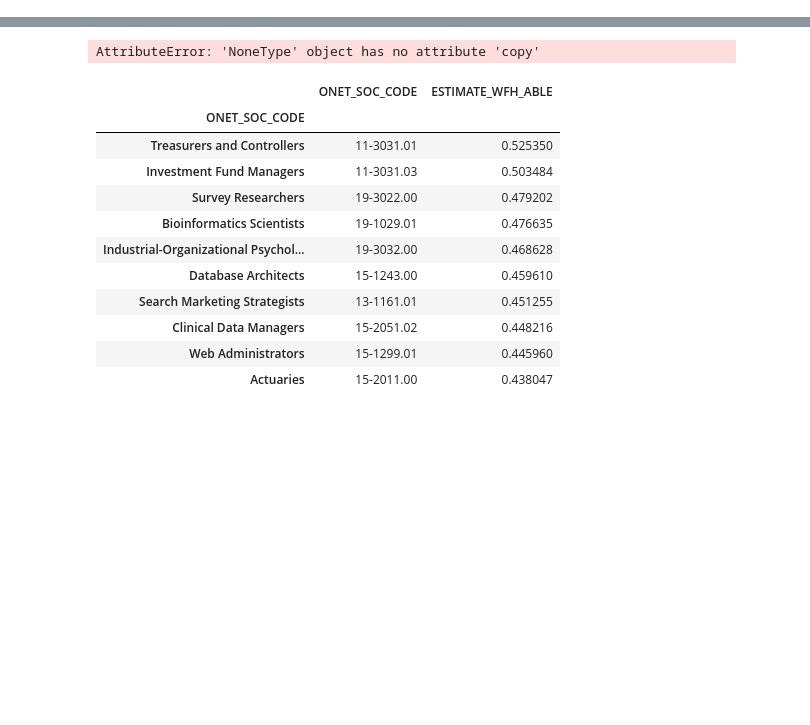
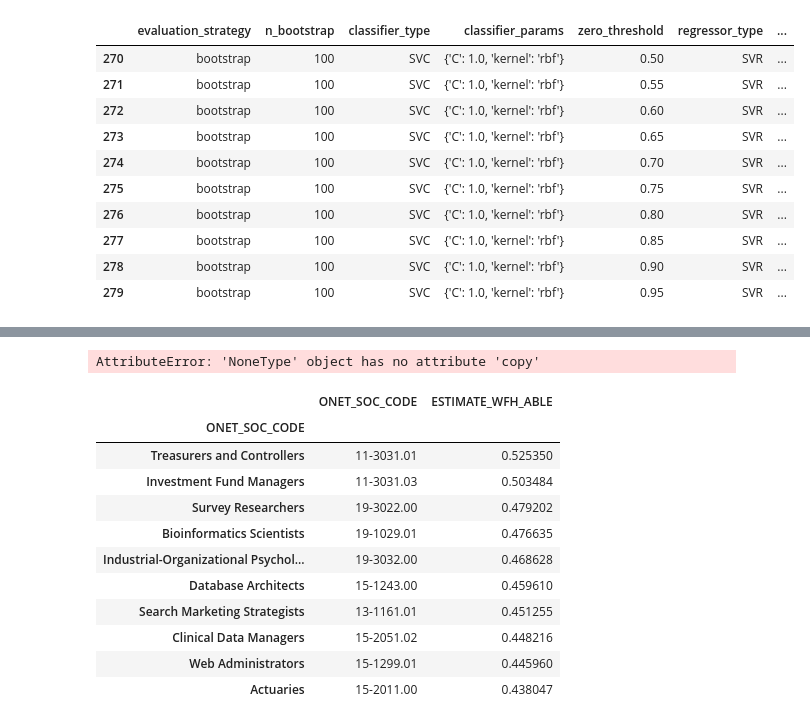
Before and after one commit to mitchv34/WFH, a Jupyter notebook: src/empirical/wfh_share_estimation/analize_experiments.ipynb, the cells around one changed output, grey strips where cells are left out. Cells and saved outputs as stored; diff of their text form; code cells hidden in the pictures; blank space fills up the shorter version.

```diff
--- a/src/empirical/wfh_share_estimation/analize_experiments.ipynb
+++ b/src/empirical/wfh_share_estimation/analize_experiments.ipynb
@@ -88,3 +107,22 @@ results.sort_values('correlation_non_zero', ascending=False).head(10)
+# %%
+results[
+    (results["classifier_type"] == classifier_type_f1) &
+    (results["classifier_params"] == classifier_params_f1) &
+    (results["regressor_type"] == regressor_type_non_zero) &
+    (results["regressor_params"] == regressor_params_non_zero)
+]
+# %% [output]
+|  | evaluation_strategy | n_bootstrap | classifier_type | classifier_params | zero_threshold | regressor_type | ... |
+| 270 | bootstrap | 100 | SVC | {'C': 1.0, 'kernel': 'rbf'} | 0.50 | SVR | ... |
+| 271 | bootstrap | 100 | SVC | {'C': 1.0, 'kernel': 'rbf'} | 0.55 | SVR | ... |
+| 272 | bootstrap | 100 | SVC | {'C': 1.0, 'kernel': 'rbf'} | 0.60 | SVR | ... |
+| 273 | bootstrap | 100 | SVC | {'C': 1.0, 'kernel': 'rbf'} | 0.65 | SVR | ... |
+| 274 | bootstrap | 100 | SVC | {'C': 1.0, 'kernel': 'rbf'} | 0.70 | SVR | ... |
+| 275 | bootstrap | 100 | SVC | {'C': 1.0, 'kernel': 'rbf'} | 0.75 | SVR | ... |
+| 276 | bootstrap | 100 | SVC | {'C': 1.0, 'kernel': 'rbf'} | 0.80 | SVR | ... |
+| 277 | bootstrap | 100 | SVC | {'C': 1.0, 'kernel': 'rbf'} | 0.85 | SVR | ... |
+| 278 | bootstrap | 100 | SVC | {'C': 1.0, 'kernel': 'rbf'} | 0.90 | SVR | ... |
+| 279 | bootstrap | 100 | SVC | {'C': 1.0, 'kernel': 'rbf'} | 0.95 | SVR | ... |
 # %%
 data_list = ['WORK_ACTIVITIES', 'WORK_CONTEXT']
 metric = ['importance', 'context']
```
Also changed, not shown: parts of 8 cells of this notebook, 1 other file.
